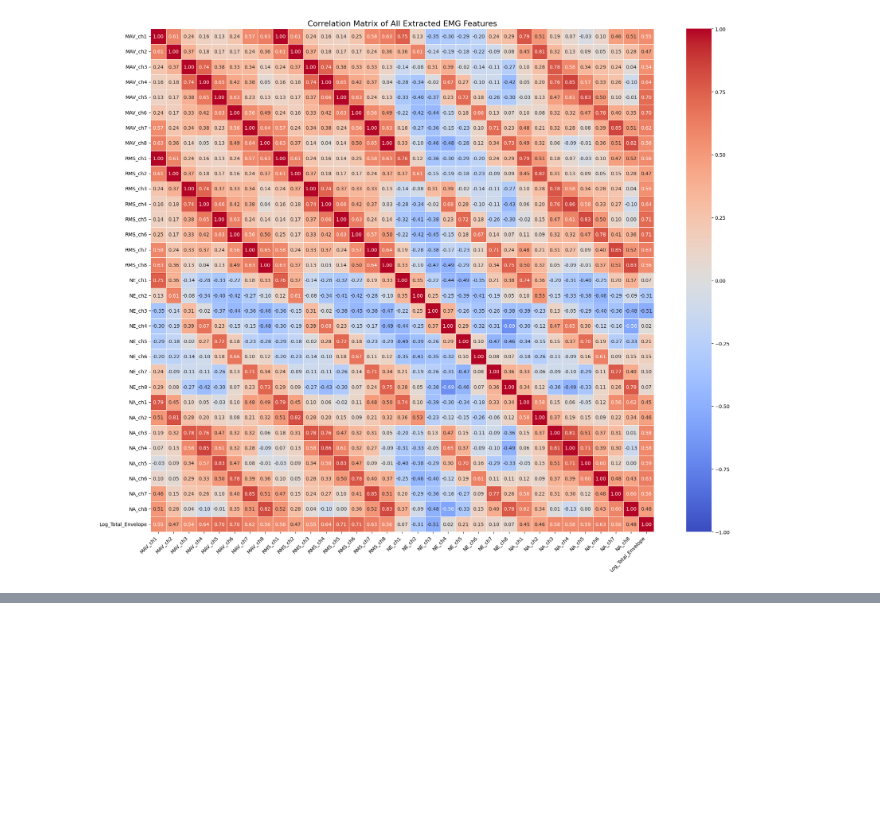
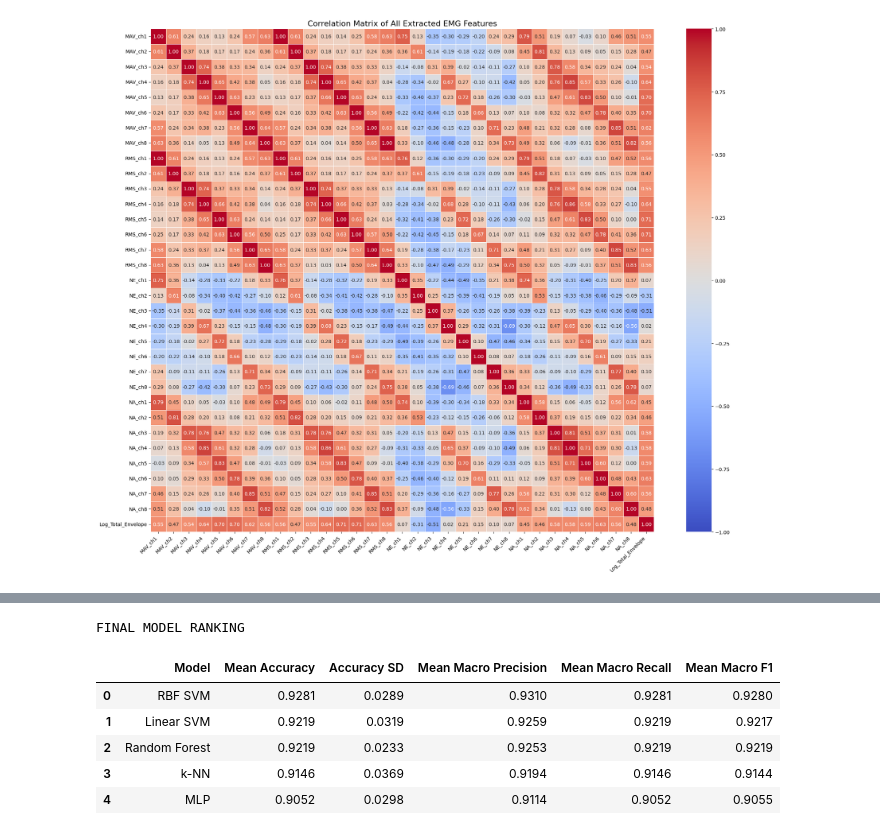
Before and after one commit to laauritaa/S-S_EMG, a Jupyter notebook: Model_Testing_with_NA.ipynb, the cells around one changed output, grey strips where cells are left out. Drawn from its saved outputs; the diff is of its cells as text; code cells hidden in the pictures; blank space fills up the shorter version.

```diff
--- a/Model_Testing_with_NA.ipynb
+++ b/Model_Testing_with_NA.ipynb
@@ -2066,0 +2572,38 @@ plt.show()
+# %%
+# ============================================================
+# 7. FINAL RANKING
+# ============================================================
+
+final_table = (
+    results_df
+    .groupby("Model")
+    .agg(
+        Accuracy_Mean=("Accuracy", "mean"),
+        Accuracy_SD=("Accuracy", "std"),
+        Precision_Mean=("Macro Precision", "mean"),
+        Recall_Mean=("Macro Recall", "mean"),
+        F1_Mean=("Macro F1", "mean")
+    )
+    .sort_values("Accuracy_Mean", ascending=False)
+    .reset_index()
+)
+
+final_table = final_table.rename(columns={
+    "Model": "Model",
+    "Accuracy_Mean": "Mean Accuracy",
+    "Accuracy_SD": "Accuracy SD",
+    "Precision_Mean": "Mean Macro Precision",
+    "Recall_Mean": "Mean Macro Recall",
+    "F1_Mean": "Mean Macro F1"
+})
+
+print("FINAL MODEL RANKING")
+display(final_table.round(4))
+# %% [output]
+FINAL MODEL RANKING
+|  | Model | Mean Accuracy | Accuracy SD | Mean Macro Precision | Mean Macro Recall | Mean Macro F1 |
+| 0 | RBF SVM | 0.9281 | 0.0289 | 0.9310 | 0.9281 | 0.9280 |
+| 1 | Linear SVM | 0.9219 | 0.0319 | 0.9259 | 0.9219 | 0.9217 |
+| 2 | Random Forest | 0.9219 | 0.0233 | 0.9253 | 0.9219 | 0.9219 |
+| 3 | k-NN | 0.9146 | 0.0369 | 0.9194 | 0.9146 | 0.9144 |
+| 4 | MLP | 0.9052 | 0.0298 | 0.9114 | 0.9052 | 0.9055 |
```
Also changed, not shown: parts of 12 cells of this notebook.
